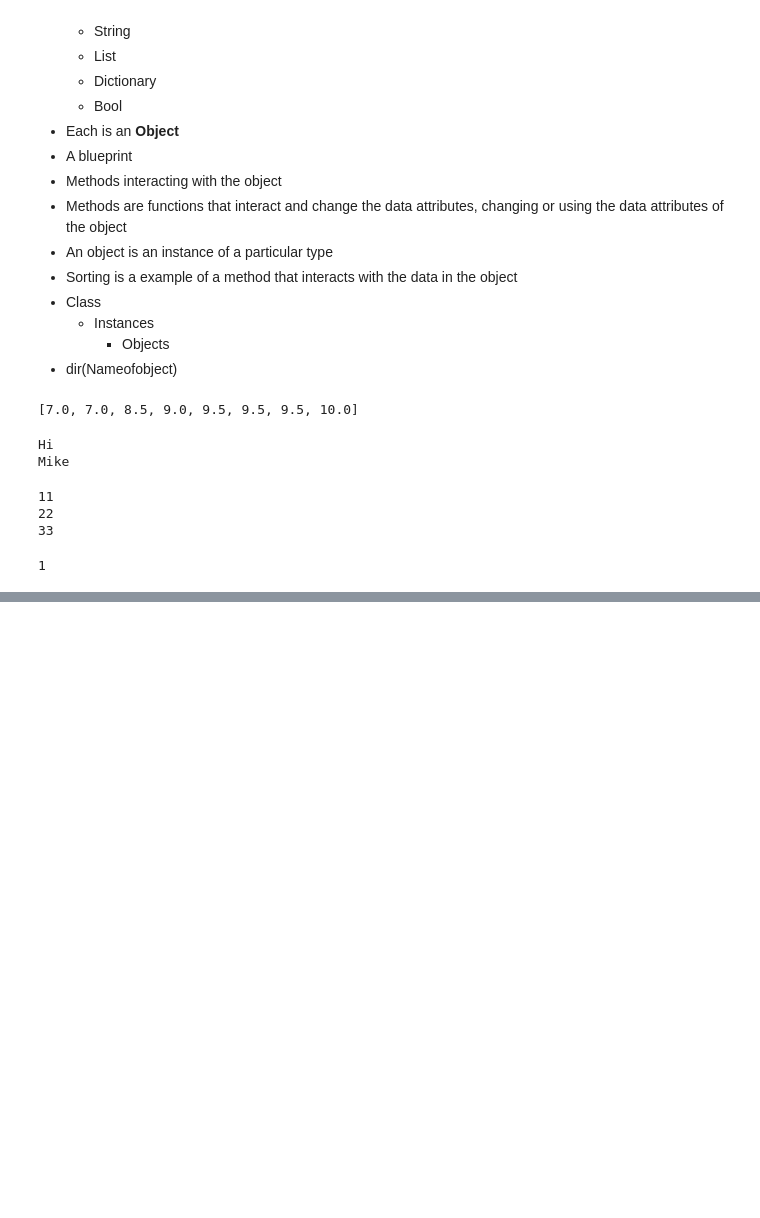
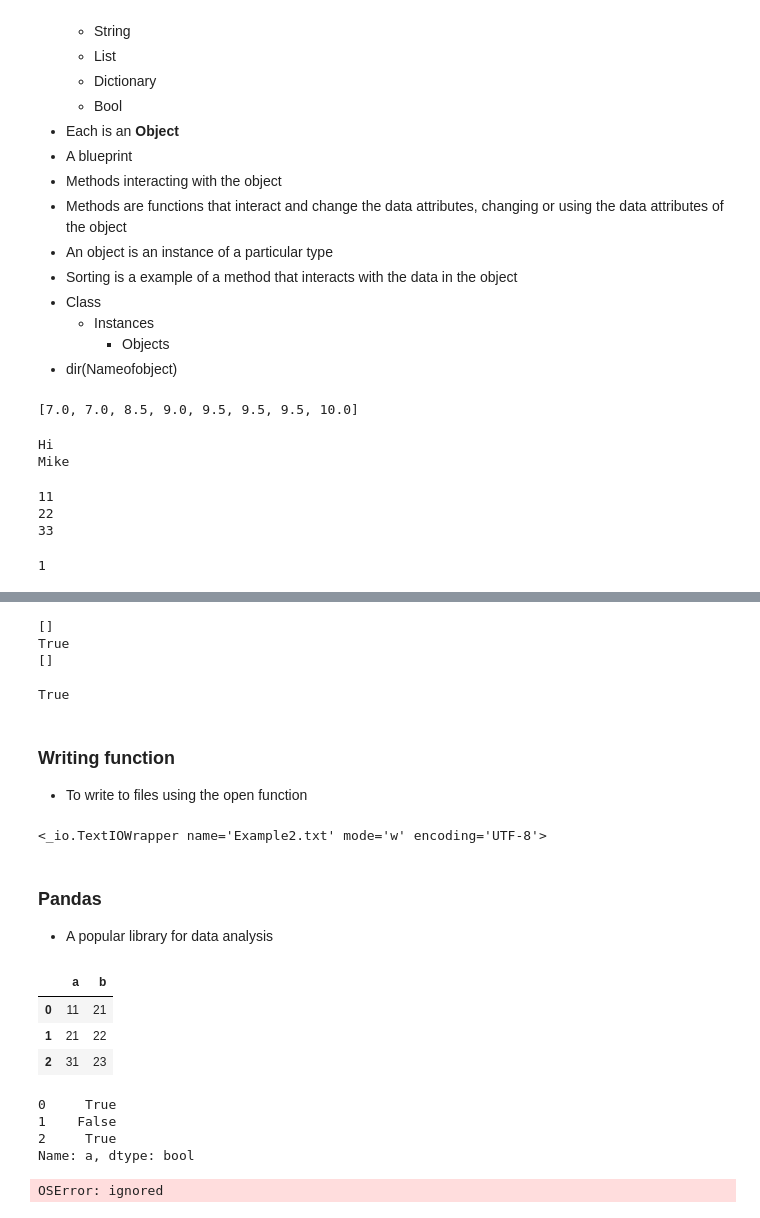
Before and after one commit to PosgradoMNA/actividades-de-aprendizaje-ignaciovaldes, a Jupyter notebook: Python_for_Data_Science.ipynb, the cells around one changed output, grey strips where cells are left out. Cells and saved outputs as stored; diff of their text form; code cells hidden in the pictures; blank space fills up the shorter version.

```diff
--- a/Python_for_Data_Science.ipynb
+++ b/Python_for_Data_Science.ipynb
@@ -619,0 +652,47 @@ Delta(0)
+# %%
+# Mode w, r, w, a (appending)
+File1 = open("Example.txt", "a")
+
+# Attribute name
+File1.name
+
+# Attribute mode
+File1.mode
+
+# Attribute close
+File1.close()
+
+# with statement
+# readlines method to output every line as an element in a list
+with open("Example.txt", "r") as File1:
+  file_stuff = File1.readlines()
+  print(file_stuff)
+print(File1.closed)
+print(file_stuff)
+
+# readline method to output the first line as an element in a list
+with open("Example.txt", "r") as File1:
+  file_stuff = File1.readline()
+  print(file_stuff)
+print(File1.closed)
+print(file_stuff)
+# %% [output]
+[]
+True
+[]
+
+True
+# %% [markdown]
+### **Writing function**
+- To write to files using the open function
+# %%
+File1 = open("Example1.txt", "w")
+
+with open("Example2.txt", "w") as File1:
+  File1.write("This is line A\n")
+  File1.write("This is line B\n")
+# %% [output]
+<_io.TextIOWrapper name='Example2.txt' mode='w' encoding='UTF-8'>
+# %% [markdown]
+### **Pandas**
+- A popular library for data analysis
@@ -619,0 +701,20 @@ Delta(0)
+# %%
+df = pd.DataFrame({'a' : [11,21,31], 'b' : [21,22,23]})
+df.head()
+# %% [output]
+|  | a | b |
+| 0 | 11 | 21 |
+| 1 | 21 | 22 |
+| 2 | 31 | 23 |
+# %%
+df = pd.DataFrame({'a' : [1,2,1], 'b' : [1,1,1]})
+df['a'] == 1
+# %% [output]
+0     True
+1    False
+2     True
+Name: a, dtype: bool
+# %%
+df.to_csv("file.csv")
+# %% [output]
+OSError: ignored
```
Also changed, not shown: parts of 4 cells of this notebook.
